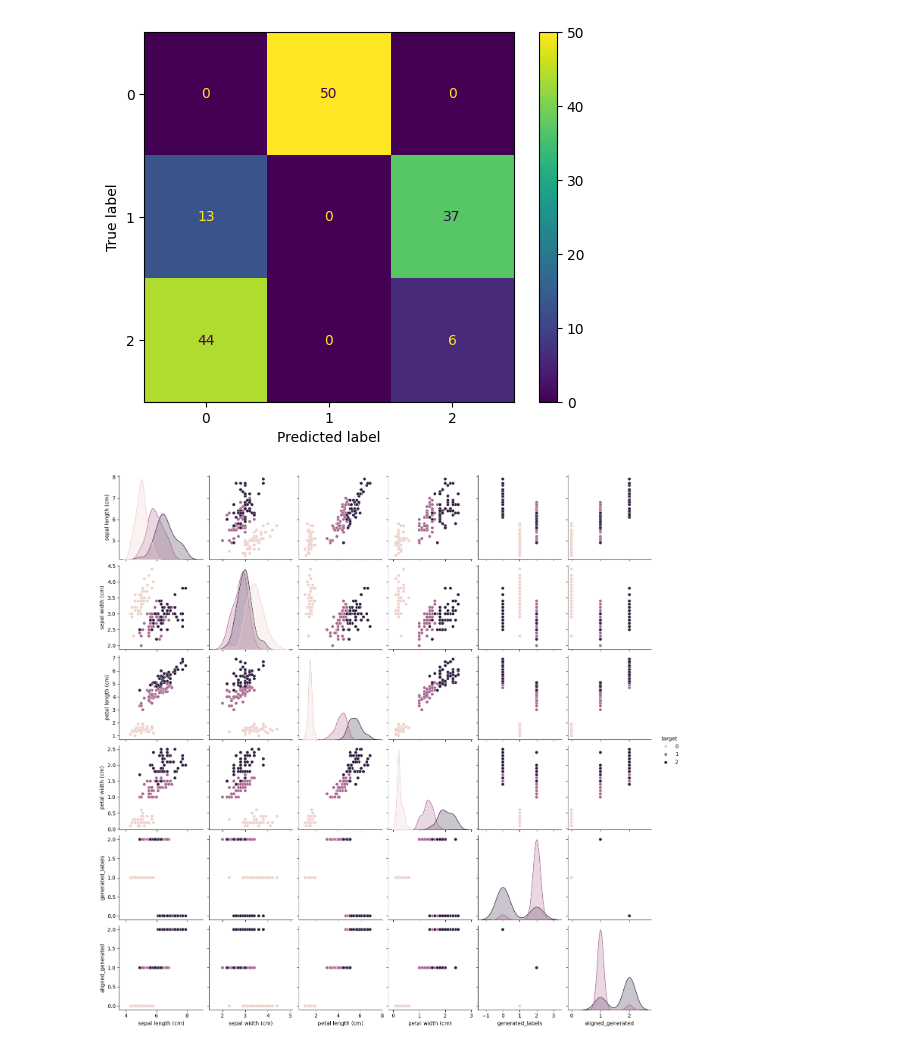
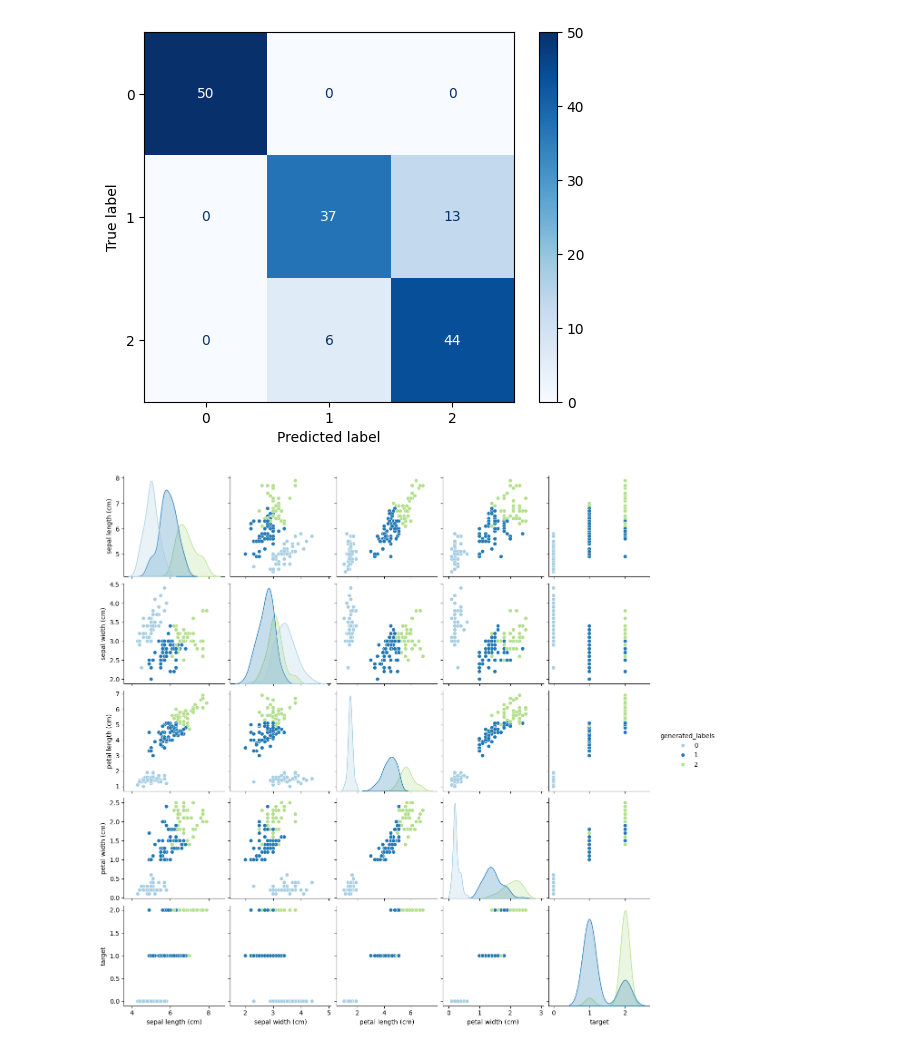
Before and after one commit to mailliwJ/Team_Challenge_Pipelines, a Jupyter notebook: unsupervised.ipynb, the cells around one changed output. Drawn from its saved outputs; the diff is of its cells as text; code cells hidden in the pictures.

```diff
--- a/unsupervised.ipynb
+++ b/unsupervised.ipynb
@@ -71,29 +73,42 @@ pipeline = Pipeline([
     ('classifier', RandomForestClassifier(random_state = 42))
 ])
+# %%
+# Original generated labels
+y_generated_original = KMeans(n_clusters = 3, random_state = 42).fit_predict(X)
+
+# Align generated labels with original target to interpret Confusion Matrix correctly
+def align_labels(arr):
+    x = 0
+    if arr == 0:
+        x = 2
+    elif arr == 1:
+        x = 0
+    else:
+        x = 1
+    return x
+
+updated_labels = np.vectorize(align_labels)
+y_generated = updated_labels(y_generated_original)
 # %%
-# Etiquetas generadas por clustering para la optimización
-y_generated = KMeans(n_clusters = 3, random_state = 42).fit_predict(X)
-
-# Grid de hiperparámetros a explorar
+# Hyperparameter optimization
 param_grid = {
-    'preprocessing__pca__n_components': [2, 3],  # Número de componentes en PCA
-    'classifier__n_estimators': [50, 100, 200],
-    'classifier__max_depth': [10, 20, 30, None],
+    'preprocessing__pca__n_components': [2, 3],
+    'classifier__n_estimators': [25, 50, 100, 150],
+    'classifier__max_depth': [5, 10, 20, 30, None],
     'classifier__min_samples_split': [2, 5, 10],
     'classifier__min_samples_leaf': [1, 2, 4],
     'classifier__bootstrap': [True, False]
 }
 
-# Configuración de GridSearchCV con 5 particiones para cross-validation
 grid_search = GridSearchCV(pipeline, param_grid, cv = 5, scoring = 'accuracy', n_jobs = -1)
 grid_search.fit(X, y_generated)
 
-# Resultados del mejor modelo
+# Best estimator results
 print('Best Cross-Validation Score:', grid_search.best_score_)
 print('Best Parameters:', grid_search.best_params_)
 
-# Evaluación final con el mejor modelo
+# Evaluation
 best_model = grid_search.best_estimator_
 y_pred = best_model.predict(X)
-print('Classification Report for Best Model:\n', classification_report(y_generated, y_pred))
+print('\nClassification Report for Best Model:\n', classification_report(y_generated, y_pred))
 # %% [output]
@@ -133,3 +144,0 @@ c = iris_df[['target', 'generated_labels']]
-# %%
-mapping = {0: 2, 1: 0, 2: 1}
-iris_df['aligned_generated'] = iris_df['generated_labels'].map(mapping)
@@ -152,10 +145,8 @@ iris_df
 # %%
-from sklearn.metrics import ConfusionMatrixDisplay
-
-ConfusionMatrixDisplay.from_predictions(iris.target,y_pred);
+ConfusionMatrixDisplay.from_predictions(iris.target, y_pred, cmap = 'Blues');
 # %% [output]
-[figure, old version]
+[figure, new version]
 # %%
-sns.pairplot(iris_df, hue='target');
+sns.pairplot(iris_df, hue = 'generated_labels', palette = 'Paired');
 # %% [output]
-[figure, old version]
+[figure, new version]
```
Also changed, not shown: parts of 12 cells of this notebook, 4 other files.
